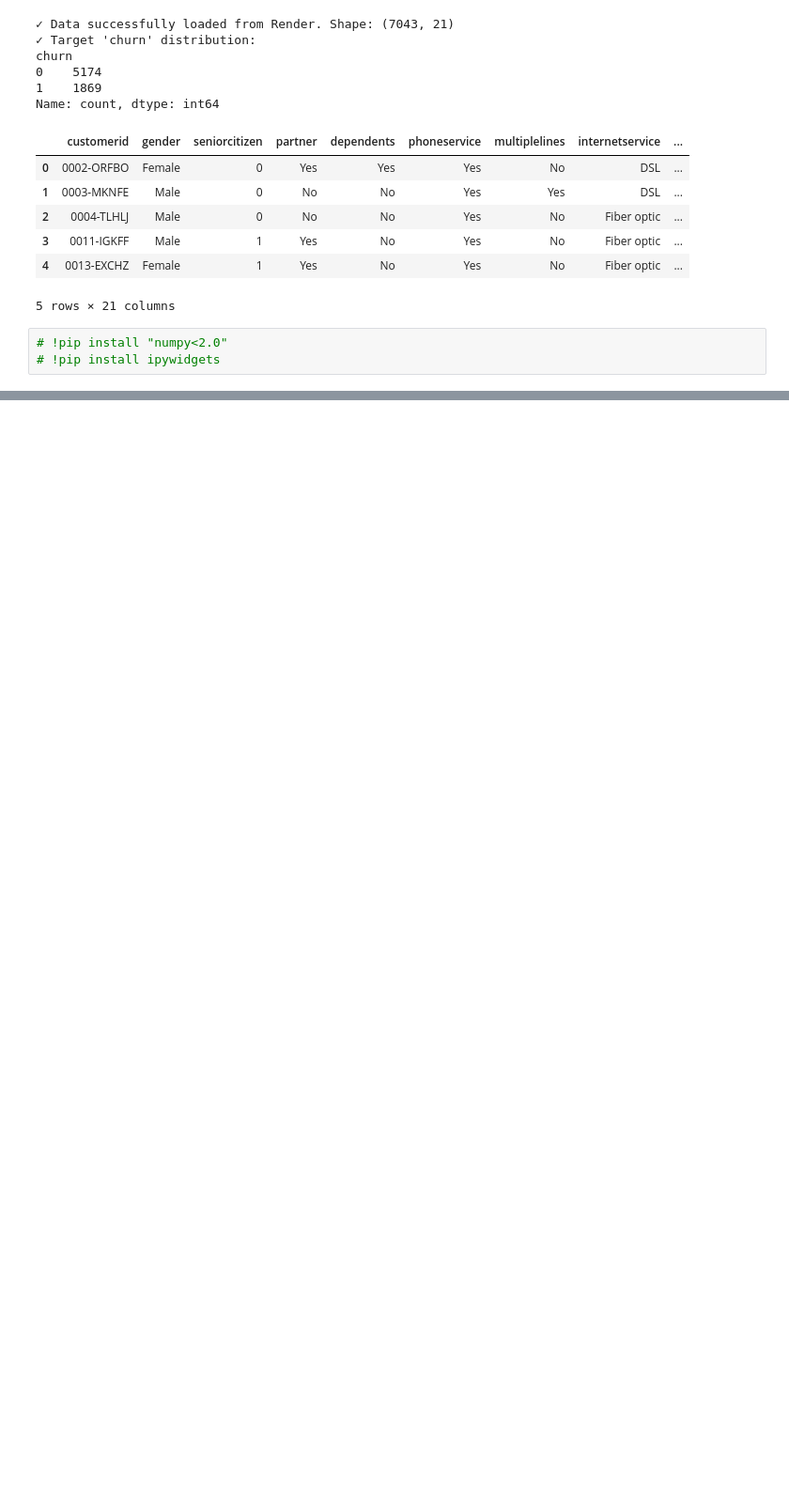
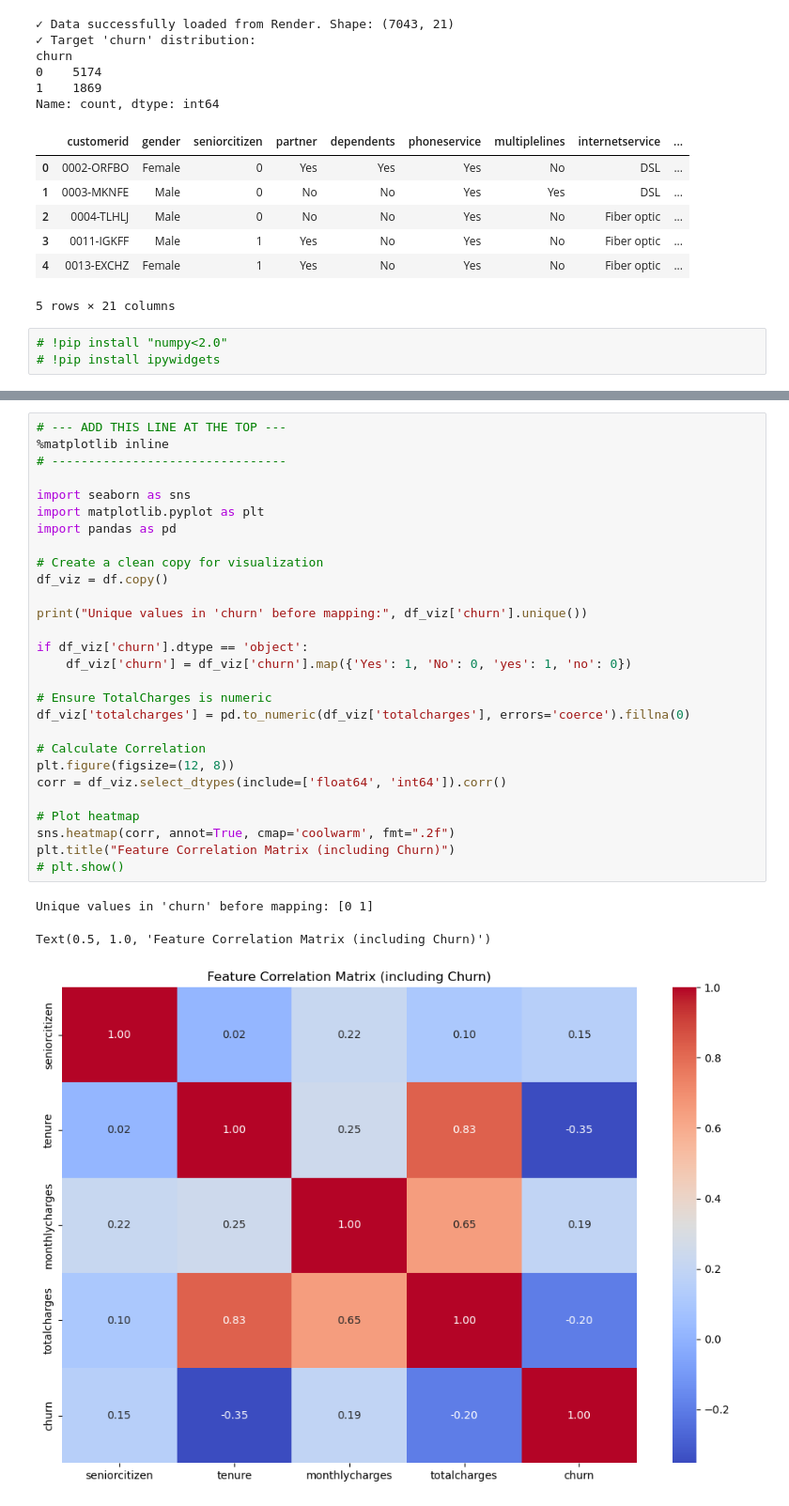
Before and after one commit to jinnn11/Customer-Churn-Classification, a Jupyter notebook: notebooks/02_train_model_without_optuna.ipynb, the cells around one changed output, grey strips where cells are left out. Shown at 94% size. Cells and saved outputs as stored; diff of their text form; blank space fills up the shorter version.

```diff
--- a/notebooks/02_train_model_without_optuna.ipynb
+++ b/notebooks/02_train_model_without_optuna.ipynb
@@ -70 +71,33 @@ profile.to_notebook_iframe()
 [interactive output not drawn]
+# %%
+# --- ADD THIS LINE AT THE TOP ---
+%matplotlib inline
+# --------------------------------
+
+import seaborn as sns
+import matplotlib.pyplot as plt
+import pandas as pd
+
+# Create a clean copy for visualization
+df_viz = df.copy()
+
+print("Unique values in 'churn' before mapping:", df_viz['churn'].unique())
+
+if df_viz['churn'].dtype == 'object':
+    df_viz['churn'] = df_viz['churn'].map({'Yes': 1, 'No': 0, 'yes': 1, 'no': 0})
+
+# Ensure TotalCharges is numeric
+df_viz['totalcharges'] = pd.to_numeric(df_viz['totalcharges'], errors='coerce').fillna(0)
+
+# Calculate Correlation
+plt.figure(figsize=(12, 8))
+corr = df_viz.select_dtypes(include=['float64', 'int64']).corr()
+
+# Plot heatmap
+sns.heatmap(corr, annot=True, cmap='coolwarm', fmt=".2f")
+plt.title("Feature Correlation Matrix (including Churn)")
+# plt.show()
+# %% [output]
+Unique values in 'churn' before mapping: [0 1]
+Text(0.5, 1.0, 'Feature Correlation Matrix (including Churn)')
+[figure, added]
```
Also changed, not shown: parts of 7 cells of this notebook, 3 other files.
